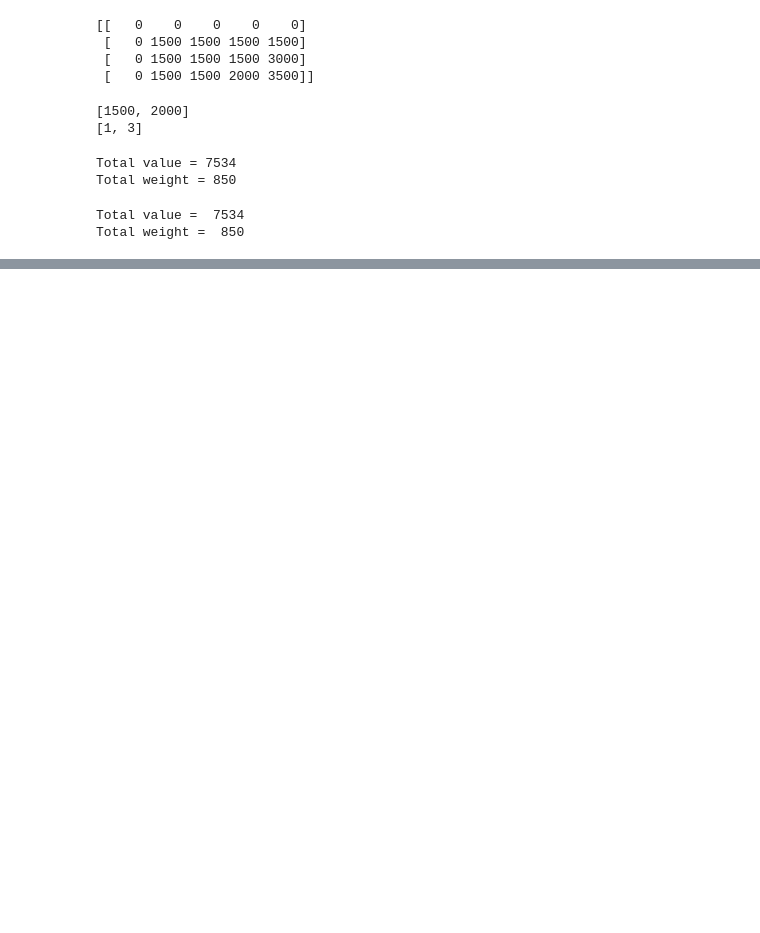
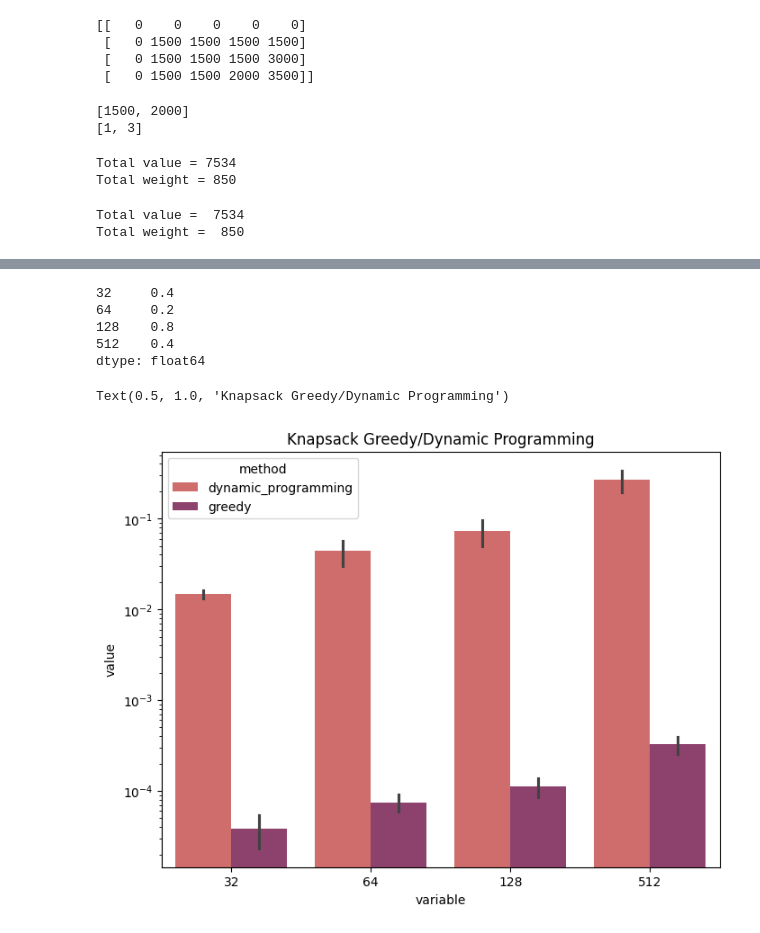
Before and after one commit to sherna90/analisis_algoritmos, a Jupyter notebook: 7.-problema_mochila.ipynb, the cells around one changed output, grey strips where cells are left out. Drawn from its saved outputs; the diff is of its cells as text; code cells hidden in the pictures; blank space fills up the shorter version.

```diff
--- a/7.-problema_mochila.ipynb
+++ b/7.-problema_mochila.ipynb
@@ -166,0 +222,12 @@ Total weight =  850
+# %%
+import pandas as pd
+
+df_dp=pd.DataFrame(dp_time)
+df_greedy=pd.DataFrame(greedy_time)
+df_optimum=pd.DataFrame(global_optimimum)
+df_greedy['method']='greedy'
+df_dp['method']='dynamic_programming'
+
+df_results=pd.concat([df_greedy,df_dp],axis=0)
+df=pd.melt(df_results, id_vars=['method'], value_vars=n_dims)
+df['method']=df['method'].astype('category')
@@ -166,0 +274,22 @@ Total weight =  850
+# %%
+df_optimum.head().mean()
+# %% [output]
+32     0.4
+64     0.2
+128    0.8
+512    0.4
+dtype: float64
+# %%
+import seaborn as sns
+import matplotlib.pyplot as plt
+
+f = plt.figure(figsize=(8, 6))
+g=sns.barplot(
+    x="variable", y="value",
+    data=df, hue="method",errorbar="sd",palette='flare'
+)
+g.set_yscale("log")
+g.set_title("Knapsack Greedy/Dynamic Programming")
+# %% [output]
+Text(0.5, 1.0, 'Knapsack Greedy/Dynamic Programming')
+[figure, added]
```
Also changed, not shown: parts of 14 cells of this notebook.
